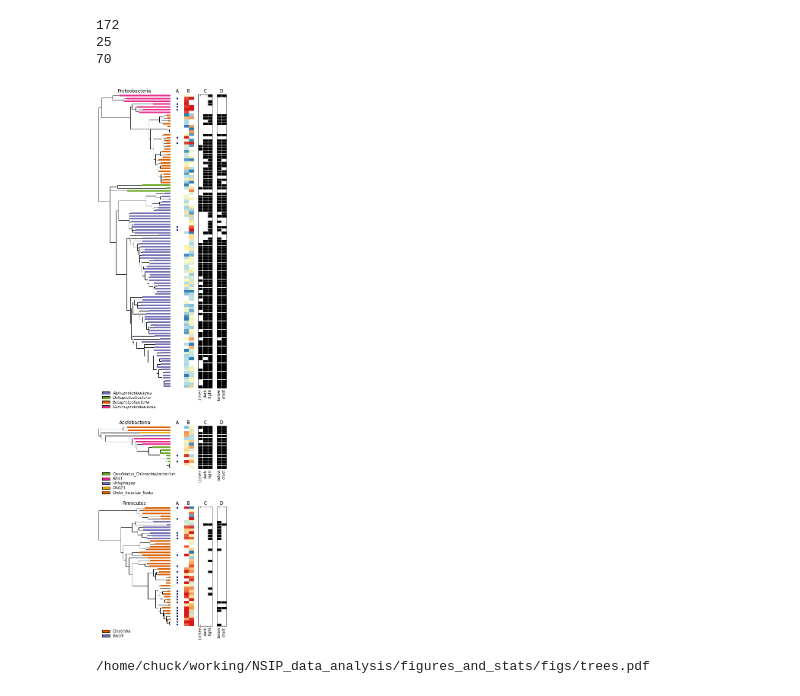
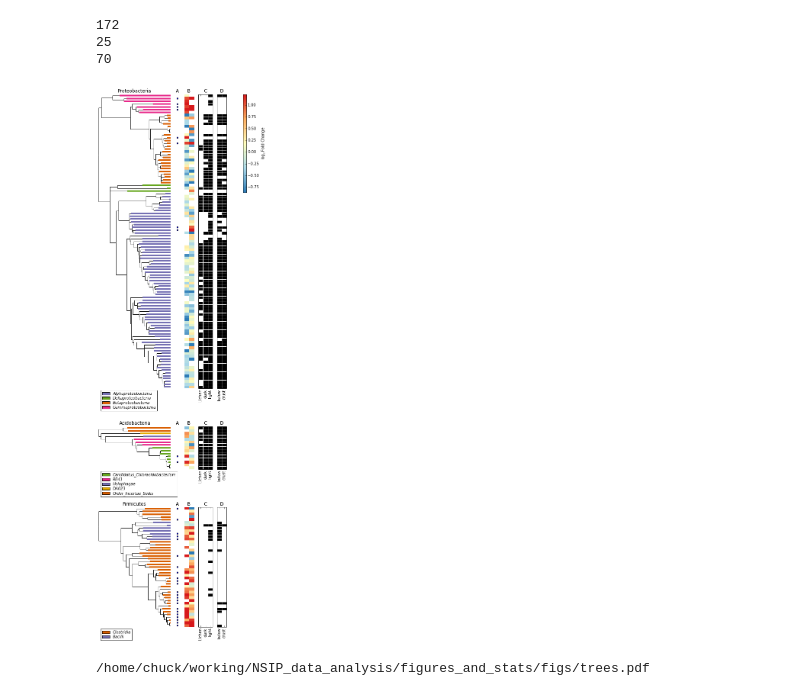
Before and after one commit to chuckpr/NSIP_data_analysis, a Jupyter notebook: figures_and_stats/trees.ipynb, the cells around one changed output. Saved outputs shown, nothing was run; the diff lists cells and outputs as text; code cells hidden in the pictures.

Commit message:
colorbar to trees nb

```diff
--- a/figures_and_stats/trees.ipynb
+++ b/figures_and_stats/trees.ipynb
@@ -82,13 +82,13 @@ def heatmap(tdf, df_l2fc, ax):
     vmin = df_l2fc["log2FoldChange"].quantile(0.05)
     vmax = df_l2fc["log2FoldChange"].quantile(0.95)
     cm = brewer2mpl.get_map('RdYlBu', 'diverging', 5, reverse=True).mpl_colormap
-    ax.imshow(d_plot.sort("y")[[2,4]].as_matrix(), interpolation="nearest", aspect="auto", cmap=cm, vmin=vmin, vmax=vmax)
+    im = ax.imshow(d_plot.sort("y")[[2,4]].as_matrix(), interpolation="nearest", aspect="auto", cmap=cm, vmin=vmin, vmax=vmax)
     ax.set_frame_on(False)
     ax.set_xticks([])
     ax.set_yticks([])
     ax.set_ylim(ax.get_ylim()[::-1]) #I don't know why imshow swithces this around...
     ax.set_title("B")
-    return ax
+    return ax, im
 
 def scatter(tdf, df_l2fc, ax, pt_size = 12):
     leaves = get_leaves(tdf)
@@ -145,7 +145,7 @@ def steven_heatmap(mdf, tdf, ax):
     ax.set_title("D")
     ax.set_yticks([])
 
-def tree(tdf, tax_colors, ax, lw_tax = 2, leg_spacing = 0.25):
+def tree(tdf, tax_colors, ax, lw_tax = 2, leg_spacing = 0.1):
     color_rank = tax_colors["color_rank"]
     tdf_lines = tdf[tdf["type"] == "line"]
     start = zip(tdf_lines.x, tdf_lines.y - 1)
@@ -175,7 +175,7 @@ def tree(tdf, tax_colors, ax, lw_tax = 2, leg_spacing = 0.25):
                      bbox_to_anchor = (0, -leg_spacing),
                      loc = 2, ncol = 1,
                      prop={'size':10,'style':"italic"}, labelspacing = 0.2)
-    leg.set_frame_on(False)
+    leg.set_frame_on(True)
     return ax
 # %%
 df_l2fc = pd.read_csv("../data/l2fc_table.csv", sep = ",")
@@ -258,3 +258,25 @@ ax5 = fig.add_subplot(gs[4], sharey = ax)
 steven_heatmap(mdf, tdf, ax5)
 # %% [output]
 [figure]
+# %%
+fig = plt.figure()
+fig.set_size_inches([6,8])
+gs = gridspec.GridSpec(1, 5, width_ratios=[24,1,2,3,2], wspace=0.1)
+ax = plt.subplot(gs[0])
+OTUs = df_l2fc[df_l2fc["Rank2"]=="Actinobacteria"]["OTU"]
+%Rpush OTUs
+tdf = get_tree_df("prune_taxa(as.character(OTUs), physeq.nsip)")
+tax_colord = get_tax_colordict(tdf, "Rank3")
+tree(tdf, tax_colord, ax, leg_spacing=0, lw_tax=4)
+
+ax2 = plt.subplot(gs[2], sharey = ax)
+heatmap(tdf, df_l2fc, ax2)
+
+ax3 = plt.subplot(gs[1], sharey = ax)
+scatter(tdf, df_l2fc, ax3)
+
+ax4 = fig.add_subplot(gs[3], sharey = ax)
+gp_heatmap(mdf, tdf, ax4)
+
+ax5 = fig.add_subplot(gs[4], sharey = ax)
+steven_heatmap(mdf, tdf, ax5)
@@ -269,33 +293,38 @@ for i, phylum in zip(range(3), ["Proteobacteria","Acidobacteria","Firmicutes"]):
 # %%
 fig = plt.figure()
 fig.set_size_inches([6,25])
 gs = gridspec.GridSpec(3, 5, hspace=0.25, height_ratios=[172,25,70], width_ratios=[15,1,2,3,2])
 
 for i, phylum in zip(range(0,15,5), ["Proteobacteria","Acidobacteria","Firmicutes"]):
 
     ax = plt.subplot(gs[i])
     OTUs = df_l2fc[df_l2fc["Rank2"]==phylum]["OTU"]
     %Rpush OTUs
     tdf = get_tree_df("prune_taxa(as.character(OTUs), physeq.nsip)")
     tax_colord = get_tax_colordict(tdf, "Rank3")
     tree(tdf, tax_colord, ax, leg_spacing=0, lw_tax=4)
     ax.set_title(phylum)
     i += 1
 
     ax3 = plt.subplot(gs[i], sharey = ax)
     scatter(tdf, df_l2fc, ax3)
     i += 1
 
     ax2 = plt.subplot(gs[i], sharey = ax)
-    heatmap(tdf, df_l2fc, ax2)
+    hm_ax, im = heatmap(tdf, df_l2fc, ax2)
     i += 1
 
     ax4 = fig.add_subplot(gs[i], sharey = ax)
     gp_heatmap(mdf, tdf, ax4)
     i += 1
 
     ax5 = fig.add_subplot(gs[i], sharey = ax)
     steven_heatmap(mdf, tdf, ax5)
+
+box = plt.subplot(fig.get_axes()[4]).get_position()
+cax = fig.add_axes([box.xmax + 0.10, box.ymin + 2 * box.height / 3, 0.02, box.height / 3])
+cb = fig.colorbar(im, cax = cax)
+cb.set_label(r"log$_{2}$ Fold Change")
 # %% [output]
-[figure, old version]
+[figure, new version]
 # %%
```
Also changed, not shown: parts of 2 cells of this notebook, 1 other file.
